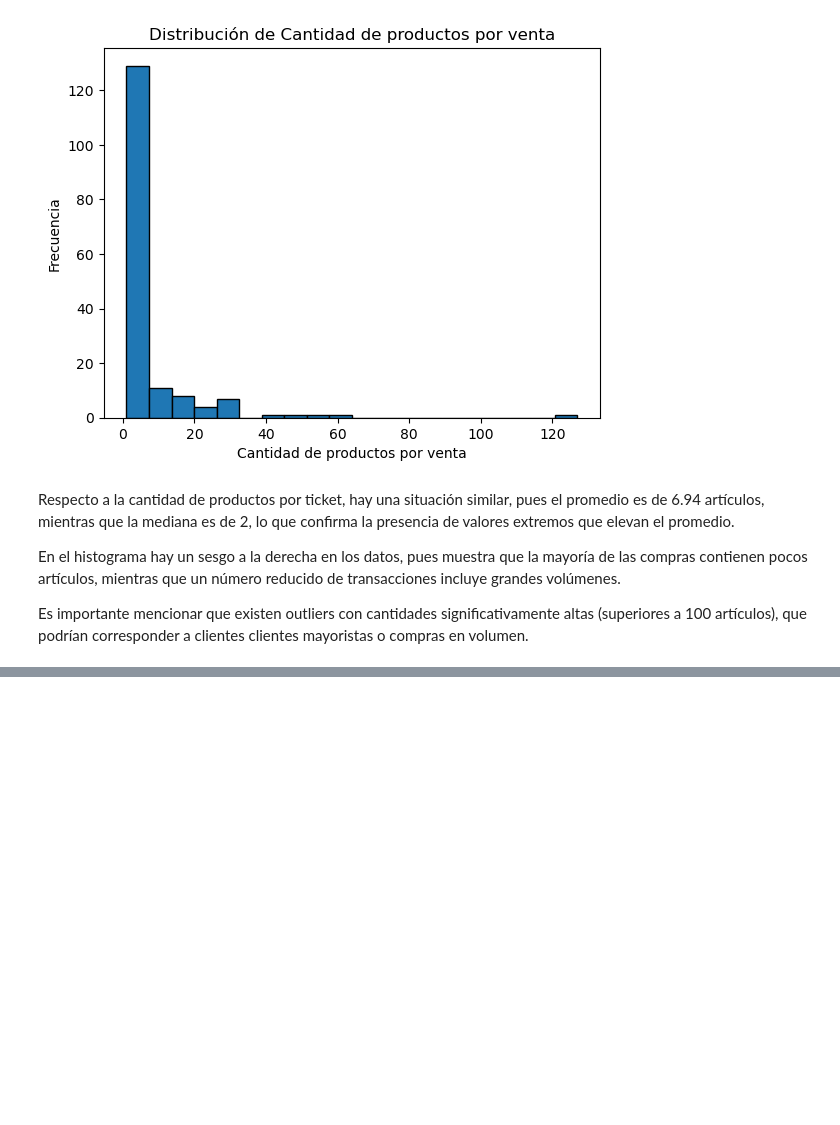
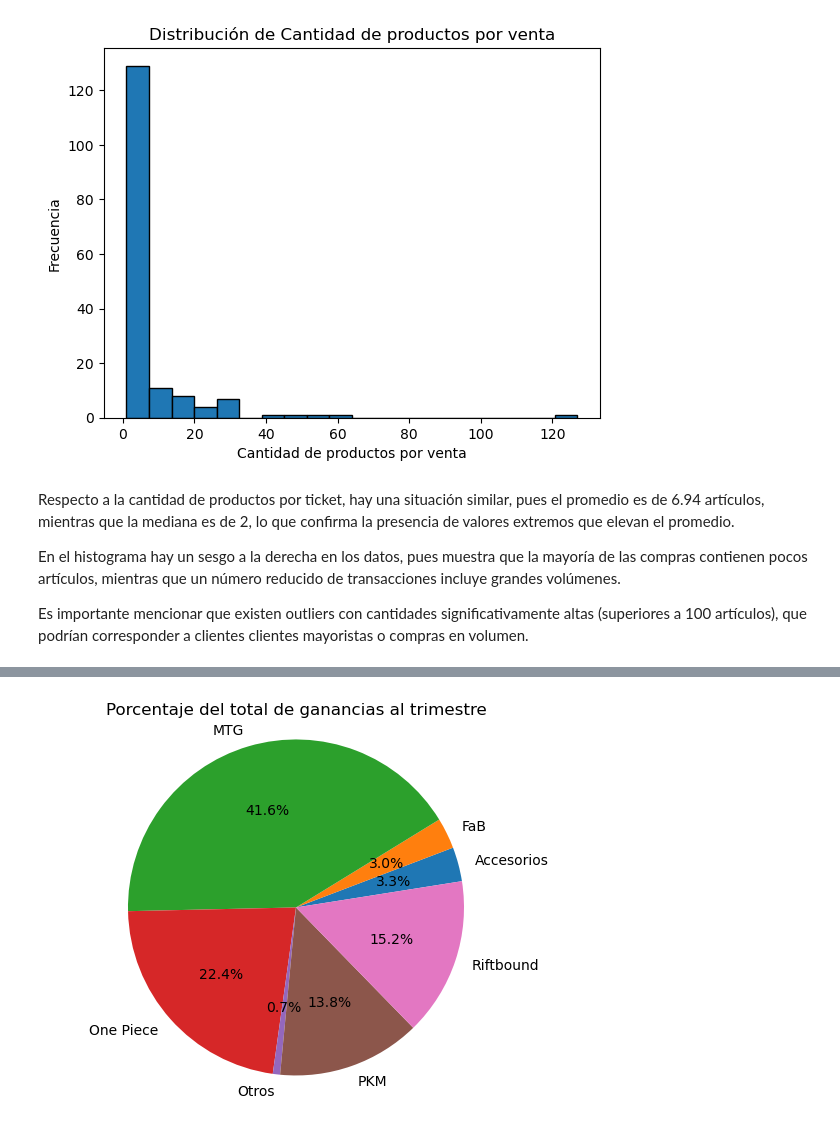
Before and after one commit to alo-argueta/An-lisis-de-venta-de-la-tienda-de-TCGs-Rapture, a Jupyter notebook: notebook.ipynb, the cells around one changed output, grey strips where cells are left out. Saved outputs shown, nothing was run; the diff lists cells and outputs as text; code cells hidden in the pictures; blank space fills up the shorter version.

```diff
--- a/notebook.ipynb
+++ b/notebook.ipynb
@@ -505,0 +559,10 @@ plt.show()
+# %%
+# Sumamos la columna ganancia total para obtener la ganancia durante todo el trimestre
+ganancia_total_trimestre = ventas_trimestre['ganancia_total'].sum()
+print('Ganancia total del trimestre:')
+print(f'${ganancia_total_trimestre}')
+
+# También vemos la ganancia total por mes:
+ganancia_por_mes = ventas_trimestre.groupby('mes')['ganancia_total'].sum()
+print('Ganancia total por mes:')
+print(ganancia_por_mes)
@@ -505,0 +672,4 @@ plt.show()
+# %%
+# Creamos la columna porcentaje_del_total para calcular a qué porcentaje del total de ganancias representa cada departamento
+ganancia_por_departamento['porcentaje_del_total'] = (ganancia_por_departamento['ganancia_total'] * 100) / ganancia_total_trimestre
+print(ganancia_por_departamento)
@@ -505,0 +685,11 @@ plt.show()
+# %%
+plt.figure()
+plt.pie(ganancia_por_departamento['porcentaje_del_total'], labels=ganancia_por_departamento['departamento'], autopct='%1.1f%%', startangle=9)
+
+# Asegurar que el pastel sea un círculo
+plt.axis('equal')
+plt.title('Porcentaje del total de ganancias al trimestre')
+# Mostrar
+plt.show()
+# %% [output]
+[figure, added]
```
Also changed, not shown: parts of 32 cells of this notebook.
